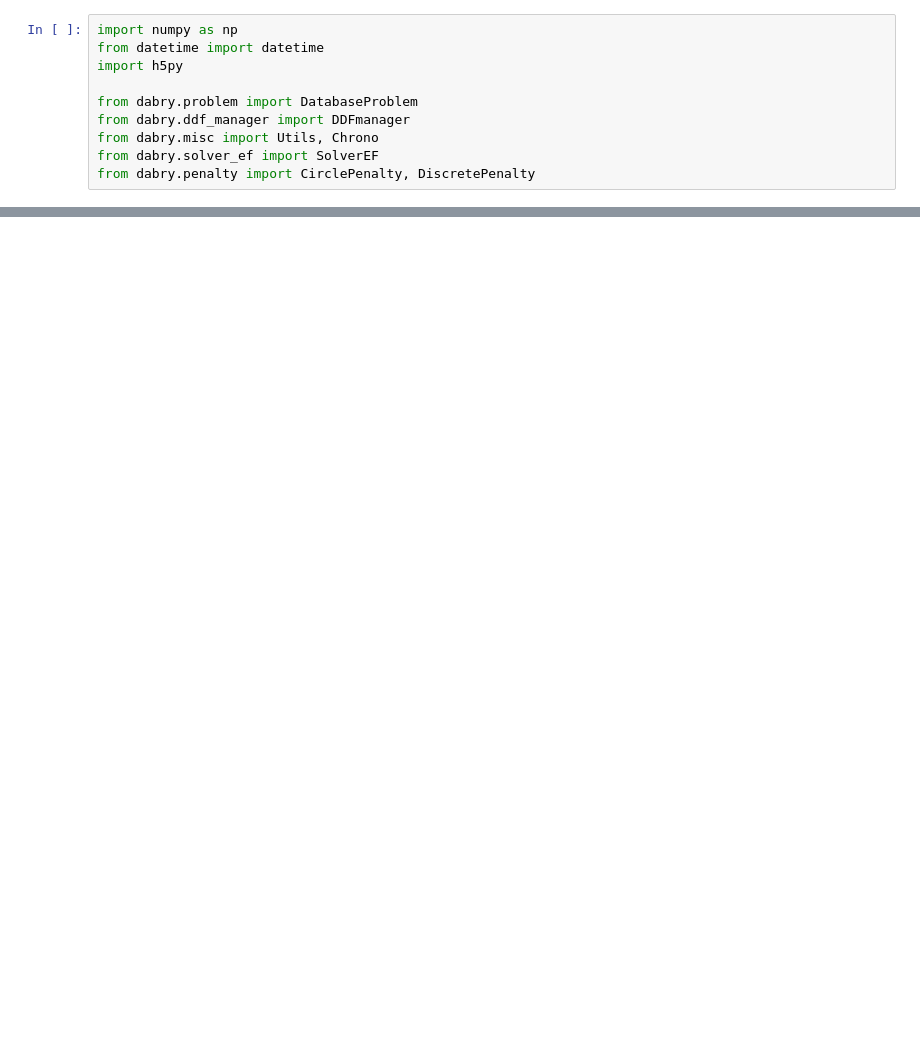
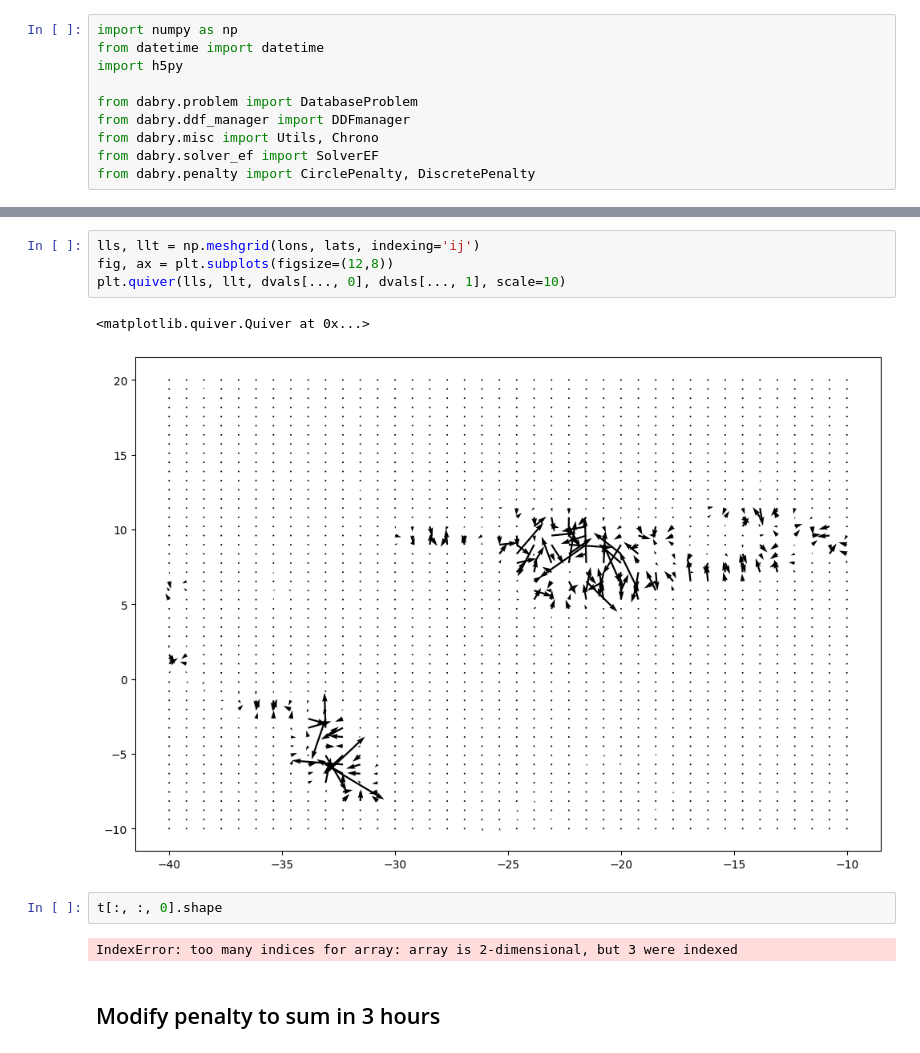
Before and after one commit to dabry-route/dabry, a Jupyter notebook: dev/Penalty_real.ipynb, the cells around one changed output, grey strips where cells are left out. Cells and saved outputs as stored; diff of their text form; blank space fills up the shorter version.

```diff
--- a/dev/Penalty_real.ipynb
+++ b/dev/Penalty_real.ipynb
@@ -16,0 +42,13 @@ array([0., 0.])
+# %%
+lls, llt = np.meshgrid(lons, lats, indexing='ij')
+fig, ax = plt.subplots(figsize=(12,8))
+plt.quiver(lls, llt, dvals[..., 0], dvals[..., 1], scale=10)
+# %% [output]
+<matplotlib.quiver.Quiver at 0x...>
+[figure, added]
+# %%
+t[:, :, 0].shape
+# %% [output]
+IndexError: too many indices for array: array is 2-dimensional, but 3 were indexed
+# %% [markdown]
+## Modify penalty to sum in 3 hours
```
Also changed, not shown: parts of 6 cells of this notebook, 14 other files.
